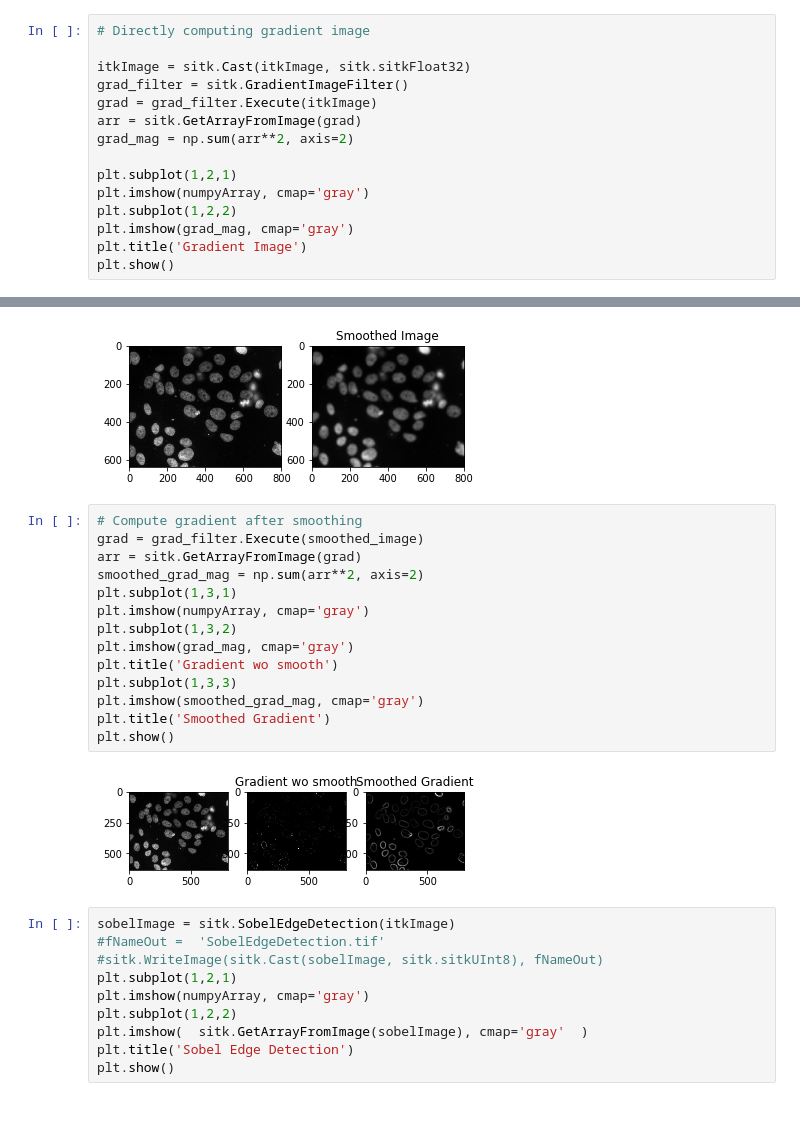
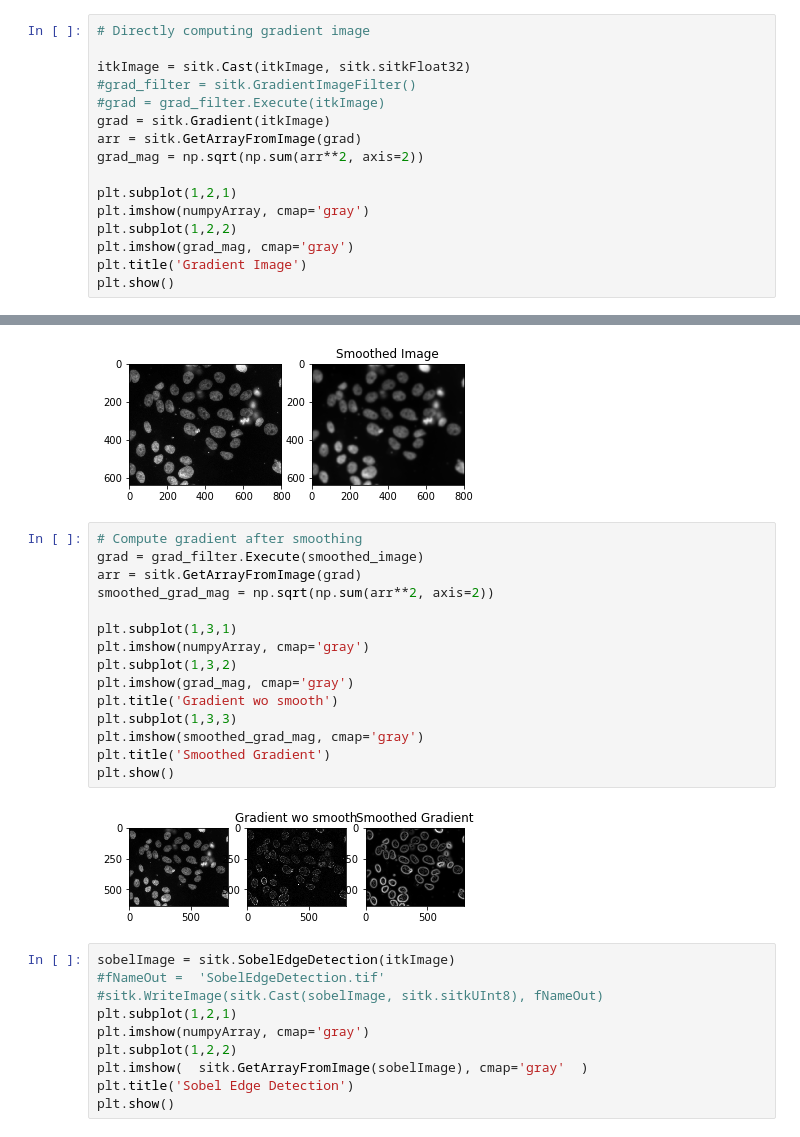
Before and after one commit to yanrpi/bmed-4460-6460, a Jupyter notebook: 04_EdgeDetection/Sobel.ipynb, the cells around one changed output, grey strips where cells are left out. Cells and saved outputs as stored; diff of their text form.

Commit message:
replace image filter

```diff
--- a/04_EdgeDetection/Sobel.ipynb
+++ b/04_EdgeDetection/Sobel.ipynb
@@ -48,10 +48,11 @@ Image (0x7f9758f27670)
 # Directly computing gradient image
 
 itkImage = sitk.Cast(itkImage, sitk.sitkFloat32)
-grad_filter = sitk.GradientImageFilter()
-grad = grad_filter.Execute(itkImage)
+#grad_filter = sitk.GradientImageFilter()
+#grad = grad_filter.Execute(itkImage)
+grad = sitk.Gradient(itkImage)
 arr = sitk.GetArrayFromImage(grad)
-grad_mag = np.sum(arr**2, axis=2)
+grad_mag = np.sqrt(np.sum(arr**2, axis=2))
 
 plt.subplot(1,2,1)
 plt.imshow(numpyArray, cmap='gray')
@@ -79,19 +80,20 @@ plt.show()
 # %%
 # Compute gradient after smoothing
 grad = grad_filter.Execute(smoothed_image)
 arr = sitk.GetArrayFromImage(grad)
-smoothed_grad_mag = np.sum(arr**2, axis=2)
+smoothed_grad_mag = np.sqrt(np.sum(arr**2, axis=2))
+
 plt.subplot(1,3,1)
 plt.imshow(numpyArray, cmap='gray')
 plt.subplot(1,3,2)
 plt.imshow(grad_mag, cmap='gray')
 plt.title('Gradient wo smooth')
 plt.subplot(1,3,3)
 plt.imshow(smoothed_grad_mag, cmap='gray')
 plt.title('Smoothed Gradient')
 plt.show()
 # %% [output]
-[figure, old version]
+[figure, new version]
 # %%
 sobelImage = sitk.SobelEdgeDetection(itkImage)
 #fNameOut =  'SobelEdgeDetection.tif'
```
Also changed, not shown: parts of 2 cells of this notebook.
